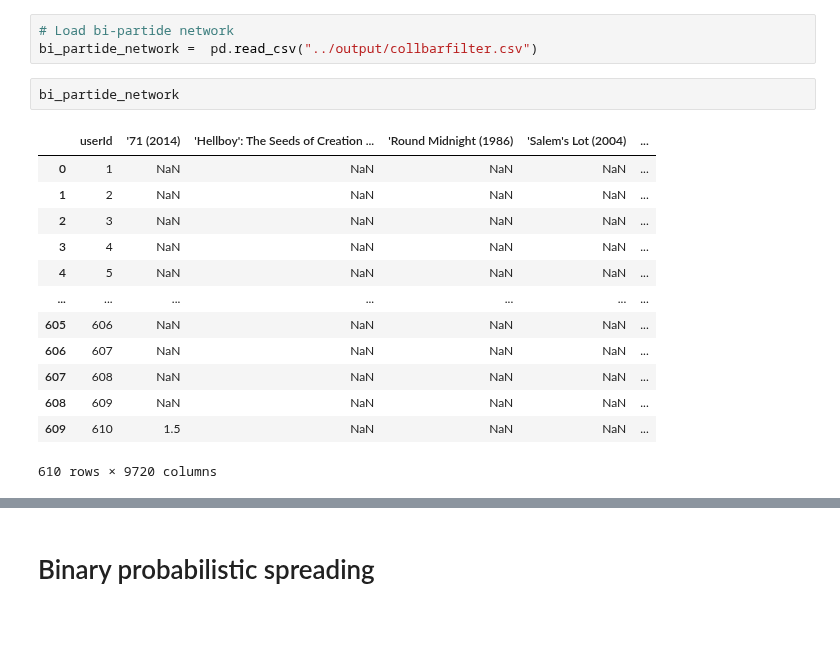
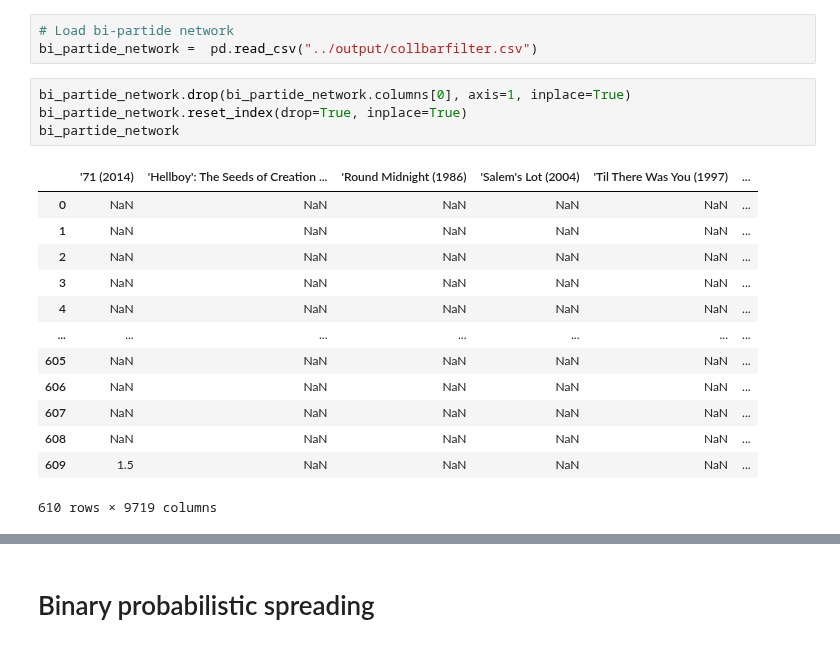
Before and after one commit to chenjoshua7/RecommendationSystems_NetworksFP, a Jupyter notebook: code/Prob_S.ipynb, the cells around one changed output, grey strips where cells are left out. Cells and saved outputs as stored; diff of their text form.

```diff
--- a/code/Prob_S.ipynb
+++ b/code/Prob_S.ipynb
@@ -18,22 +18,24 @@ os.getcwd()
 # %%
 # Load bi-partide network
 bi_partide_network =  pd.read_csv("../output/collbarfilter.csv")
-# %%
-bi_partide_network
-# %% [output]
-|  | userId | '71 (2014) | 'Hellboy': The Seeds of Creation ... | 'Round Midnight (1986) | 'Salem's Lot (2004) | ... |
-| 0 | 1 | NaN | NaN | NaN | NaN | ... |
-| 1 | 2 | NaN | NaN | NaN | NaN | ... |
-| 2 | 3 | NaN | NaN | NaN | NaN | ... |
-| 3 | 4 | NaN | NaN | NaN | NaN | ... |
-| 4 | 5 | NaN | NaN | NaN | NaN | ... |
-| ... | ... | ... | ... | ... | ... | ... |
-| 605 | 606 | NaN | NaN | NaN | NaN | ... |
-| 606 | 607 | NaN | NaN | NaN | NaN | ... |
-| 607 | 608 | NaN | NaN | NaN | NaN | ... |
-| 608 | 609 | NaN | NaN | NaN | NaN | ... |
-| 609 | 610 | 1.5 | NaN | NaN | NaN | ... |
-610 rows × 9720 columns
+# %%
+bi_partide_network.drop(bi_partide_network.columns[0], axis=1, inplace=True)
+bi_partide_network.reset_index(drop=True, inplace=True)
+bi_partide_network
+# %% [output]
+|  | '71 (2014) | 'Hellboy': The Seeds of Creation ... | 'Round Midnight (1986) | 'Salem's Lot (2004) | 'Til There Was You (1997) | ... |
+| 0 | NaN | NaN | NaN | NaN | NaN | ... |
+| 1 | NaN | NaN | NaN | NaN | NaN | ... |
+| 2 | NaN | NaN | NaN | NaN | NaN | ... |
+| 3 | NaN | NaN | NaN | NaN | NaN | ... |
+| 4 | NaN | NaN | NaN | NaN | NaN | ... |
+| ... | ... | ... | ... | ... | ... | ... |
+| 605 | NaN | NaN | NaN | NaN | NaN | ... |
+| 606 | NaN | NaN | NaN | NaN | NaN | ... |
+| 607 | NaN | NaN | NaN | NaN | NaN | ... |
+| 608 | NaN | NaN | NaN | NaN | NaN | ... |
+| 609 | 1.5 | NaN | NaN | NaN | NaN | ... |
+610 rows × 9719 columns
 # %%
 # Create binary matrix
 binary_network = bi_partide_network.copy()
```
Also changed, not shown: parts of 8 cells of this notebook, 24 other files.
